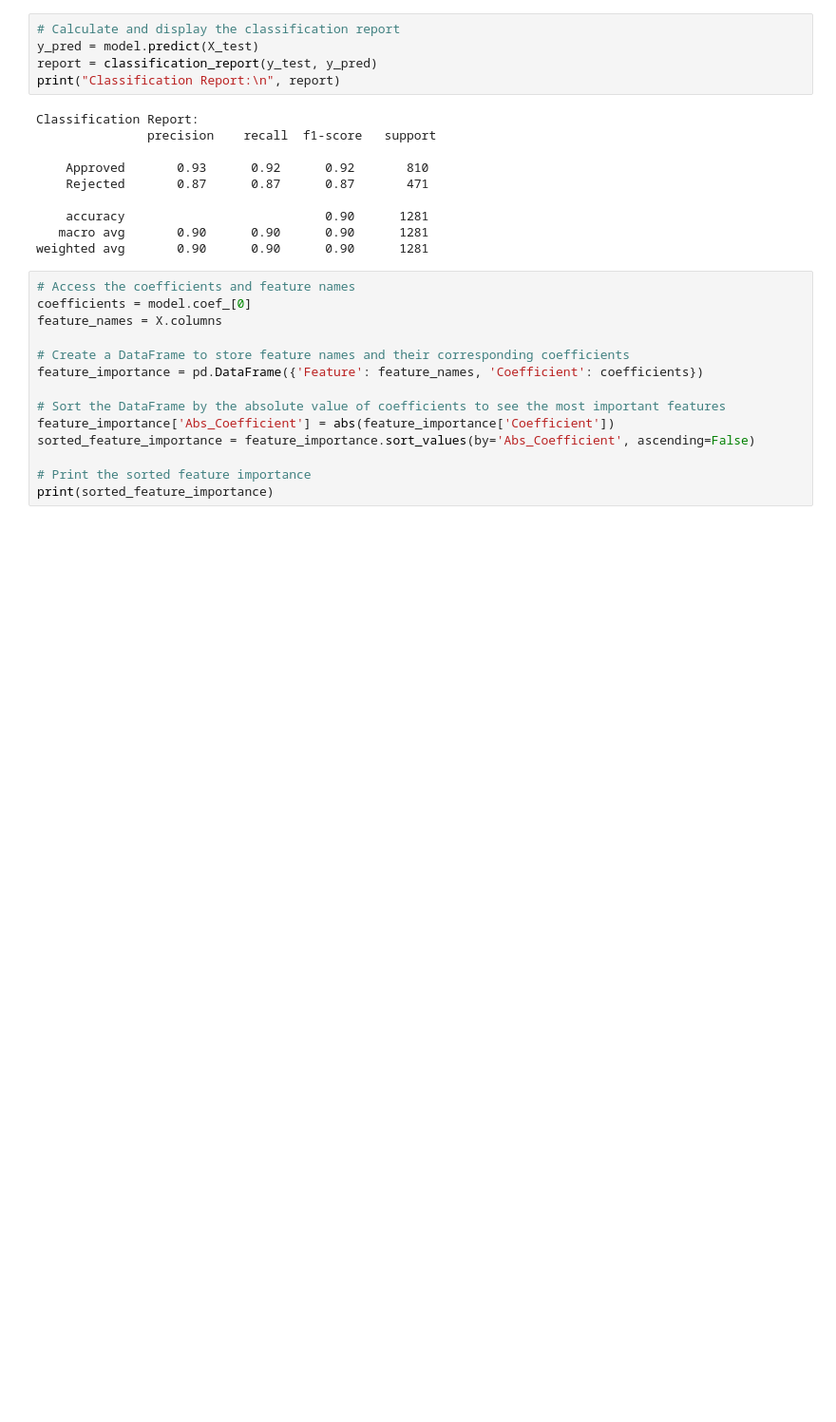
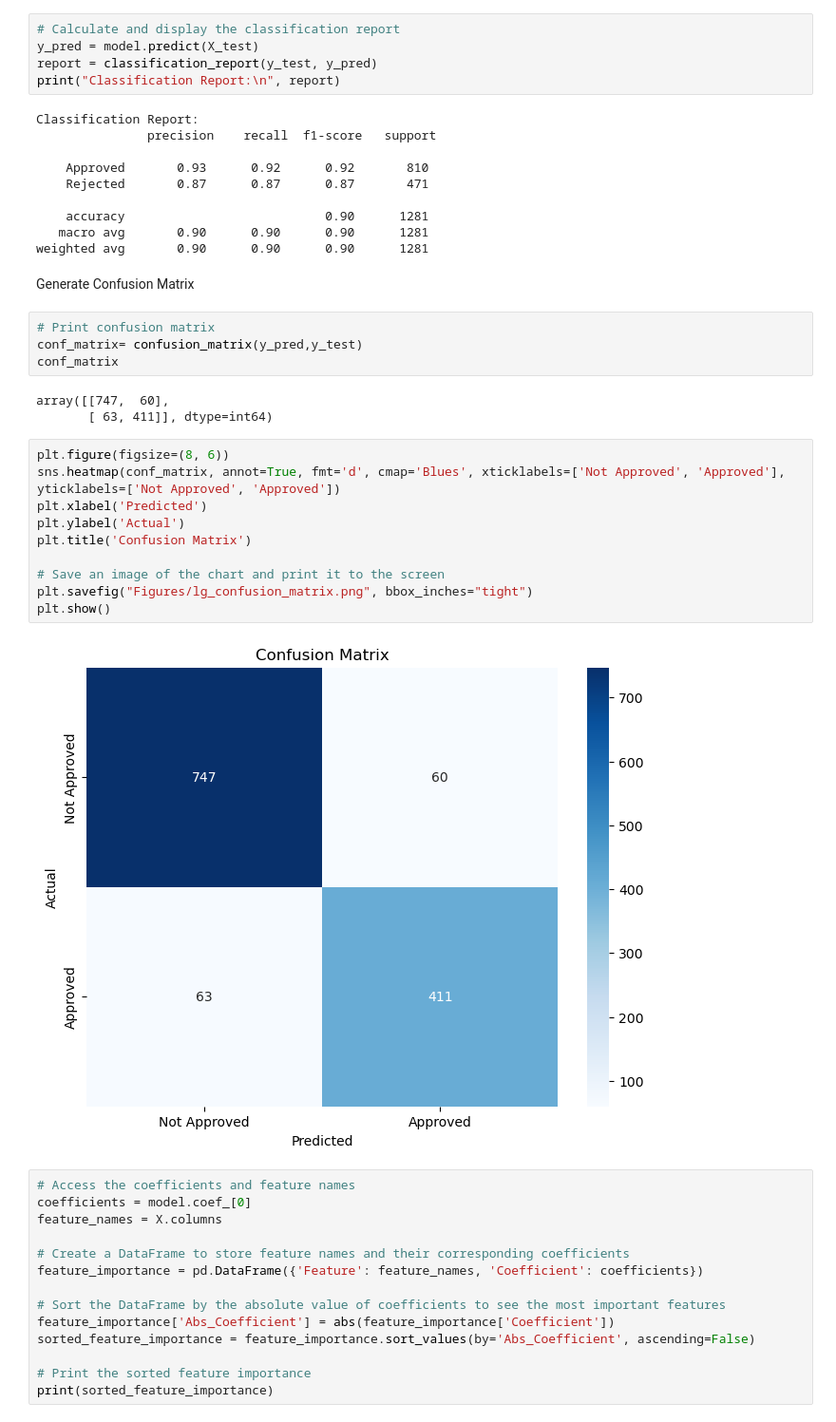
Before and after one commit to andrewdhawthorne/Loan-Approval-Prediction-Model, a Jupyter notebook: logistic_regression_model.ipynb, the cells around one changed output. Shown at 95% size. Drawn from its saved outputs; the diff is of its cells as text; blank space fills up the shorter version.

Commit message:
adding confusion matrix & saving image

```diff
--- a/logistic_regression_model.ipynb
+++ b/logistic_regression_model.ipynb
@@ -128,6 +131,27 @@ Classification Report:
     accuracy                           0.90      1281
    macro avg       0.90      0.90      0.90      1281
 weighted avg       0.90      0.90      0.90      1281
+# %% [markdown]
+Generate Confusion Matrix
+# %%
+# Print confusion matrix
+conf_matrix= confusion_matrix(y_pred,y_test)
+conf_matrix
+# %% [output]
+array([[747,  60],
+       [ 63, 411]], dtype=int64)
+# %%
+plt.figure(figsize=(8, 6))
+sns.heatmap(conf_matrix, annot=True, fmt='d', cmap='Blues', xticklabels=['Not Approved', 'Approved'], yticklabels=['Not Approved', 'Approved'])
+plt.xlabel('Predicted')
+plt.ylabel('Actual')
+plt.title('Confusion Matrix')
+
+# Save an image of the chart and print it to the screen
+plt.savefig("Figures/lg_confusion_matrix.png", bbox_inches="tight")
+plt.show()
+# %% [output]
+[figure, added]
 # %%
 # Access the coefficients and feature names
 coefficients = model.coef_[0]
```
Also changed, not shown: parts of 1 cell of this notebook, 3 other files.
